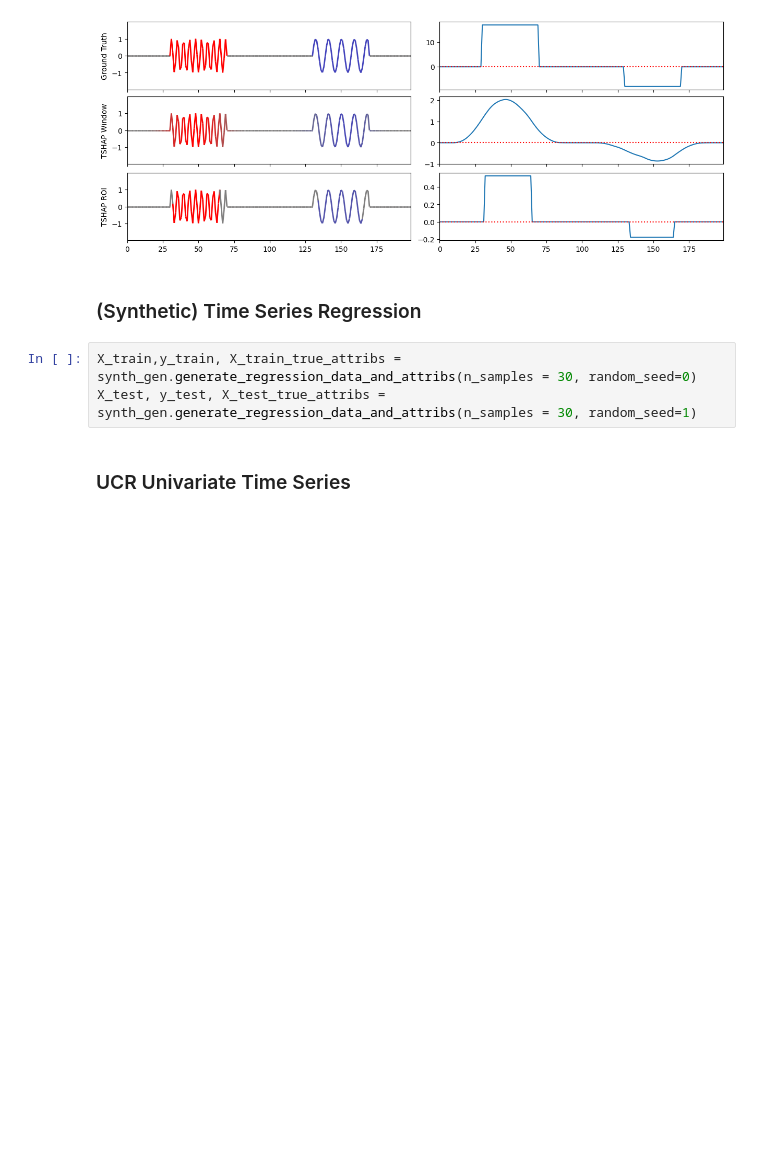
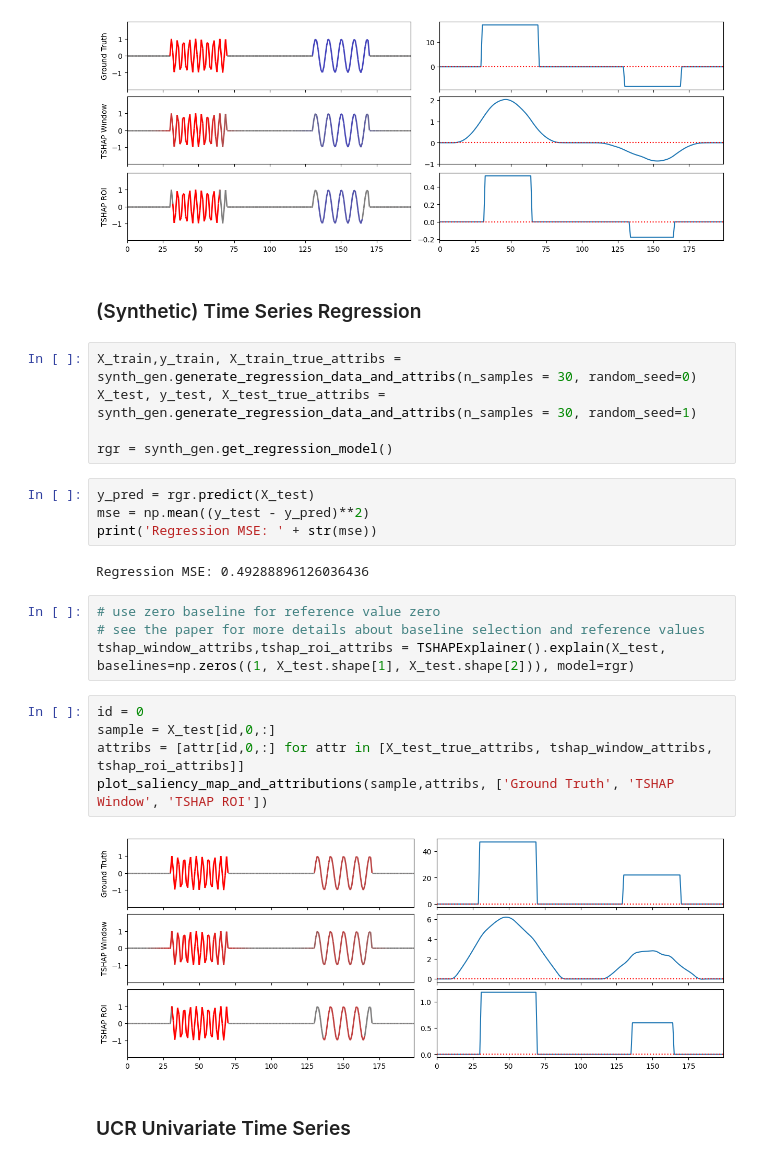
Before and after one commit to mlgig/tshap, a Jupyter notebook: tshap.ipynb, the cells around one changed output. Drawn from its saved outputs; the diff is of its cells as text; blank space fills up the shorter version.

Commit message:
add synthetic regression

```diff
--- a/tshap.ipynb
+++ b/tshap.ipynb
@@ -50,6 +50,25 @@ plot_saliency_map_and_attributions(sample,attribs, ['Ground Truth', 'TSHAP Windo
 # %%
 X_train,y_train, X_train_true_attribs = synth_gen.generate_regression_data_and_attribs(n_samples = 30, random_seed=0)
 X_test, y_test, X_test_true_attribs = synth_gen.generate_regression_data_and_attribs(n_samples = 30, random_seed=1)
+
+rgr = synth_gen.get_regression_model()
+# %%
+y_pred = rgr.predict(X_test)
+mse = np.mean((y_test - y_pred)**2)
+print('Regression MSE: ' + str(mse))
+# %% [output]
+Regression MSE: 0.49288896126036436
+# %%
+# use zero baseline for reference value zero
+# see the paper for more details about baseline selection and reference values
+tshap_window_attribs,tshap_roi_attribs = TSHAPExplainer().explain(X_test, baselines=np.zeros((1, X_test.shape[1], X_test.shape[2])), model=rgr)
+# %%
+id = 0
+sample = X_test[id,0,:]
+attribs = [attr[id,0,:] for attr in [X_test_true_attribs, tshap_window_attribs, tshap_roi_attribs]]
+plot_saliency_map_and_attributions(sample,attribs, ['Ground Truth', 'TSHAP Window', 'TSHAP ROI'])
+# %% [output]
+[figure, added]
 # %% [markdown]
 ### UCR Univariate Time Series
 # %%
```
